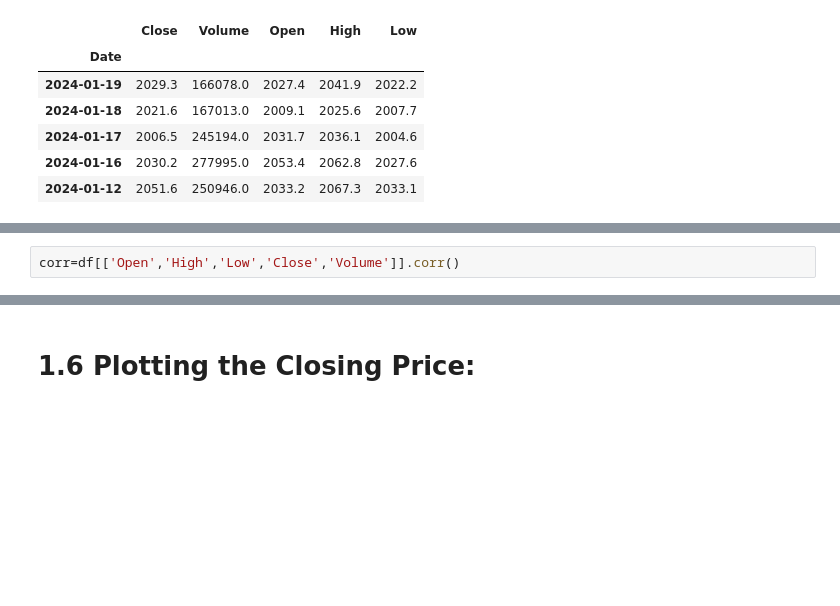
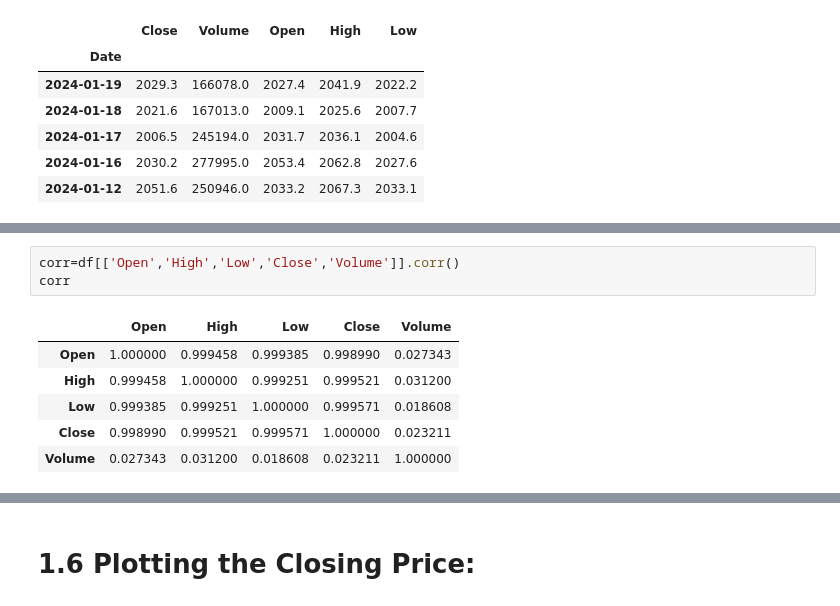
Before and after one commit to Rahad0Islam/Gold---price--prediction, a Jupyter notebook: Gold Price Prediction Using ARIMA Model.ipynb, the cells around one changed output, grey strips where cells are left out. Drawn from its saved outputs; the diff is of its cells as text; blank space fills up the shorter version.

```diff
--- a/Gold Price Prediction Using ARIMA Model.ipynb
+++ b/Gold Price Prediction Using ARIMA Model.ipynb
@@ -150,3 +155,11 @@ plt.show()
 # %%
 corr=df[['Open','High','Low','Close','Volume']].corr()
+corr
+# %% [output]
+|  | Open | High | Low | Close | Volume |
+| Open | 1.000000 | 0.999458 | 0.999385 | 0.998990 | 0.027343 |
+| High | 0.999458 | 1.000000 | 0.999251 | 0.999521 | 0.031200 |
+| Low | 0.999385 | 0.999251 | 1.000000 | 0.999571 | 0.018608 |
+| Close | 0.998990 | 0.999521 | 0.999571 | 1.000000 | 0.023211 |
+| Volume | 0.027343 | 0.031200 | 0.018608 | 0.023211 | 1.000000 |
 # %%
```
Also changed, not shown: parts of 15 cells of this notebook.
